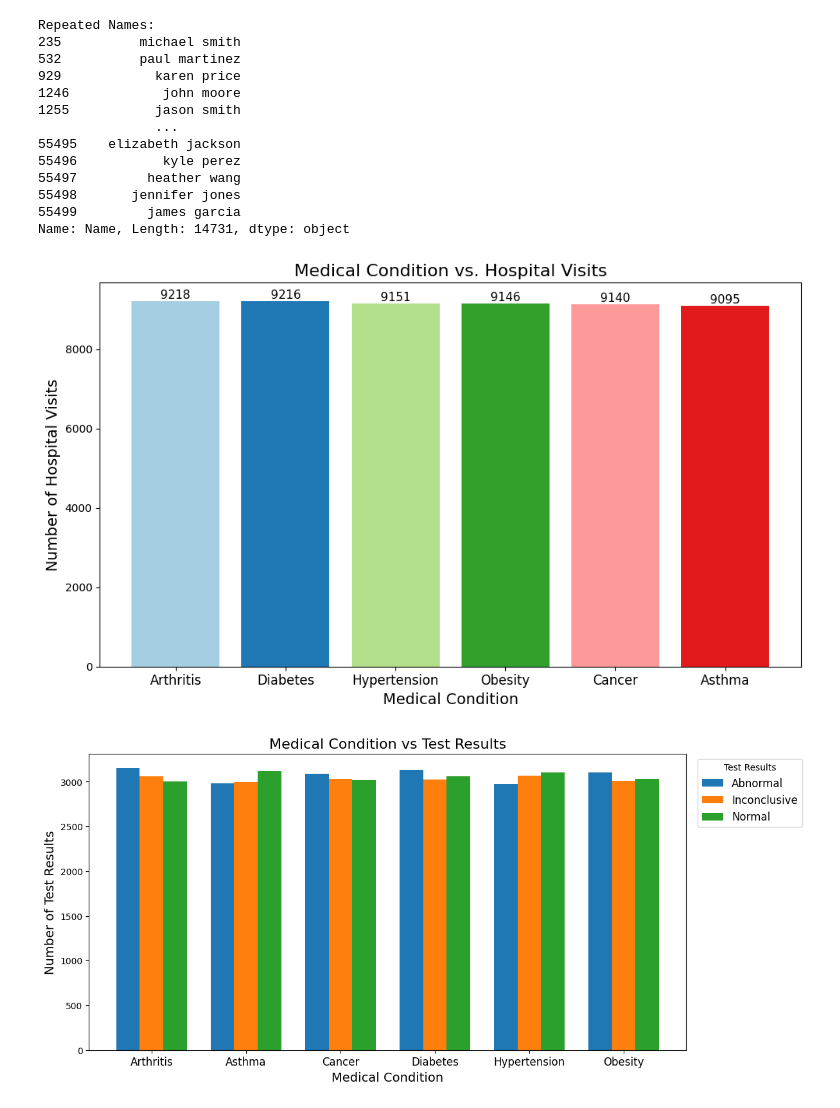
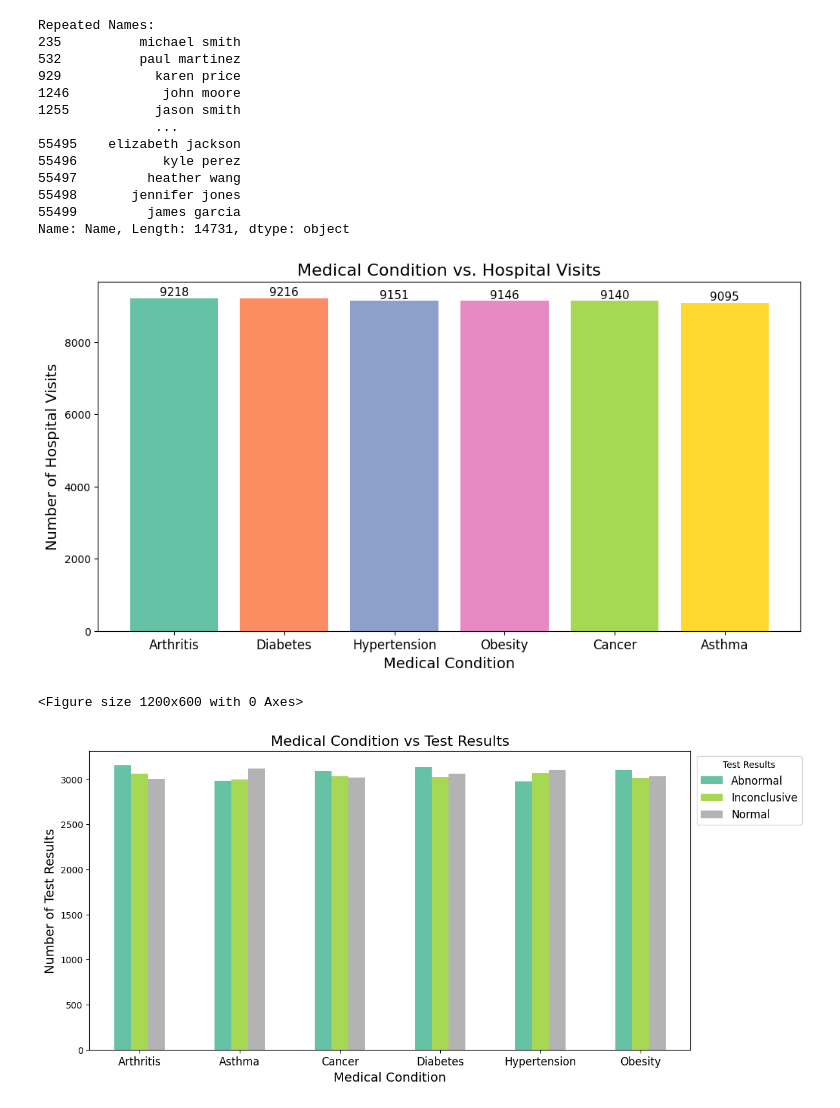
Before and after one commit to Thayallen02/MY-DAC-Curriculum, a Jupyter notebook: Internal Project/Graphs.ipynb, the cells around one changed output. Drawn from its saved outputs; the diff is of its cells as text; code cells hidden in the pictures.

```diff
--- a/Internal Project/Graphs.ipynb
+++ b/Internal Project/Graphs.ipynb
@@ -193,26 +193,23 @@ Name: Name, Length: 14731, dtype: object
 # %%
 condition_counts = df['Medical Condition'].value_counts()
 
-# Enhanced bar chart with brighter colors and labels above bars
-plt.figure(figsize=(10, 6))
-colors = plt.cm.Paired(range(len(condition_counts)))  # Brighter color palette
-
-bars = plt.bar(condition_counts.index, condition_counts.values, color=colors)
+# Plot graph with set2 colour palette
+plt.figure(figsize=(12, 6))
+bars = plt.bar(condition_counts.index, condition_counts.values, color=plt.cm.Set2.colors)
 
 # Add value labels above bars using bar_label
 plt.bar_label(bars, fontsize=11, color='black')
 
 # Title and labels
 plt.title('Medical Condition vs. Hospital Visits', fontsize=16)
 plt.xlabel('Medical Condition', fontsize=14)
 plt.ylabel('Number of Hospital Visits', fontsize=14)
 plt.xticks(fontsize=12)
-plt.tight_layout()
 
 # Show the plot
 plt.show()
 # %% [output]
-[figure, old version]
+[figure, new version]
 # %%
 
 # Combined counts of Medical Condition and Test Result
@@ -221,28 +218,26 @@ condition_test_results = df.groupby(['Medical Condition', 'Test Results']).size(
 # Plotting grouped bar chart
 plt.figure(figsize=(12, 6))
 x = range(len(condition_test_results.index))  # Positions for medical conditions
-bar_width = 0.25  # Width of each bar
 
-# Plot each Test Result as a separate bar
-for i, column in enumerate(condition_test_results.columns):
-    plt.bar(
-        [pos + i * bar_width for pos in x],
-        condition_test_results[column],
-        bar_width,
-        label=column
-    )
+condition_test_results.plot(
+    kind='bar',
+    figsize=(12, 6),
+    colormap='Set2',
+    title='Medical Condition vs Test Results'
+)
 
 # Add labels and title
 plt.title('Medical Condition vs Test Results', fontsize=16)
 plt.xlabel('Medical Condition', fontsize=14)
 plt.ylabel('Number of Test Results', fontsize=14)
-plt.xticks([pos + bar_width for pos in x], condition_test_results.index, fontsize=12)
-plt.legend(title='Test Results', fontsize=12, bbox_to_anchor=(1.01, 1), loc='upper left')
+plt.xticks([pos for pos in x], condition_test_results.index, fontsize=12,rotation=0)
+plt.legend(title='Test Results', fontsize=12, bbox_to_anchor=(1.001, 1), loc='upper left')
 
 # Show the plot
 plt.show()
 # %% [output]
+<Figure size 1200x600 with 0 Axes>
-[figure, old version]
+[figure, new version]
 # %%
 # Calculate the average billing amount for each medical condition
 billing_avg = df.groupby('Medical Condition')['Billing Amount'].mean()
```
Also changed, not shown: parts of 4 cells of this notebook, 3 other files.
